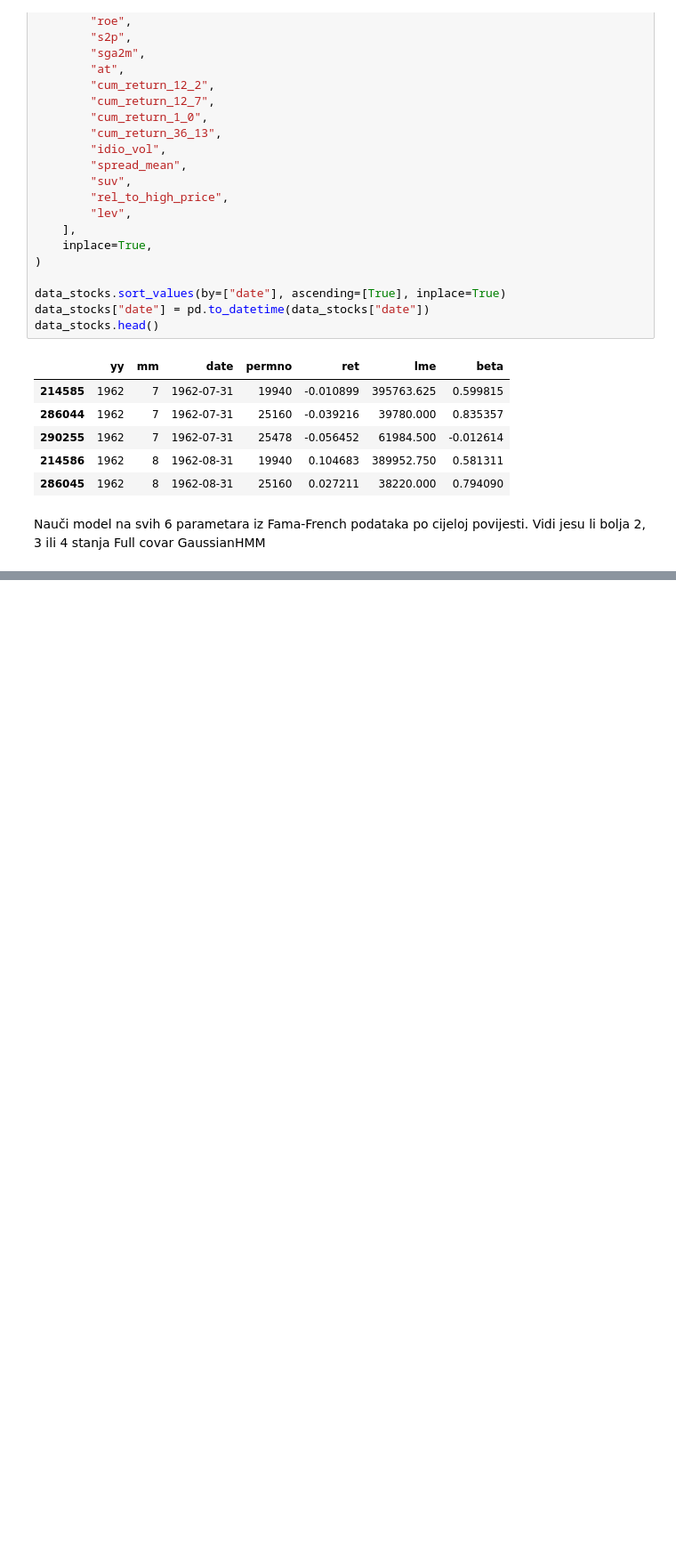
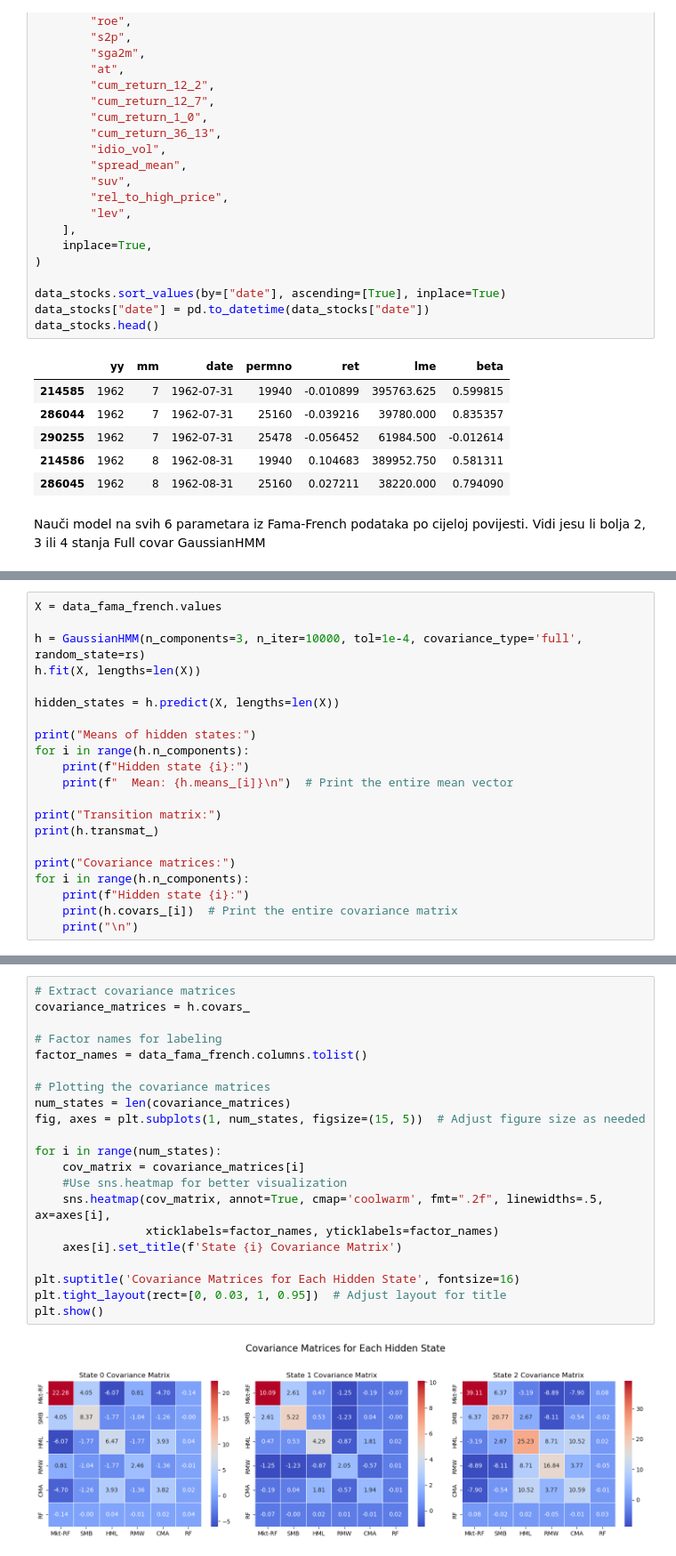
Before and after one commit to evucelic/HMM-Market-Regime-Estimation, a Jupyter notebook: main.ipynb, the cells around one changed output, grey strips where cells are left out. Shown at 89% size. Drawn from its saved outputs; the diff is of its cells as text; blank space fills up the shorter version.

```diff
--- a/main.ipynb
+++ b/main.ipynb
@@ -136,0 +147,21 @@ plt.show()
+# %%
+X = data_fama_french.values
+
+h = GaussianHMM(n_components=3, n_iter=10000, tol=1e-4, covariance_type='full', random_state=rs)
+h.fit(X, lengths=len(X))
+
+hidden_states = h.predict(X, lengths=len(X))
+
+print("Means of hidden states:")
+for i in range(h.n_components):
+    print(f"Hidden state {i}:")
+    print(f"  Mean: {h.means_[i]}\n")  # Print the entire mean vector
+
+print("Transition matrix:")
+print(h.transmat_)
+
+print("Covariance matrices:")
+for i in range(h.n_components):
+    print(f"Hidden state {i}:")
+    print(h.covars_[i])  # Print the entire covariance matrix
+    print("\n")
@@ -136,0 +186,23 @@ plt.show()
+# %%
+# Extract covariance matrices
+covariance_matrices = h.covars_
+
+# Factor names for labeling
+factor_names = data_fama_french.columns.tolist()
+
+# Plotting the covariance matrices
+num_states = len(covariance_matrices)
+fig, axes = plt.subplots(1, num_states, figsize=(15, 5))  # Adjust figure size as needed
+
+for i in range(num_states):
+    cov_matrix = covariance_matrices[i]
+    #Use sns.heatmap for better visualization
+    sns.heatmap(cov_matrix, annot=True, cmap='coolwarm', fmt=".2f", linewidths=.5, ax=axes[i],
+                xticklabels=factor_names, yticklabels=factor_names)
+    axes[i].set_title(f'State {i} Covariance Matrix')
+
+plt.suptitle('Covariance Matrices for Each Hidden State', fontsize=16)
+plt.tight_layout(rect=[0, 0.03, 1, 0.95])  # Adjust layout for title
+plt.show()
+# %% [output]
+[figure, added]
```
Also changed, not shown: parts of 9 cells of this notebook.
